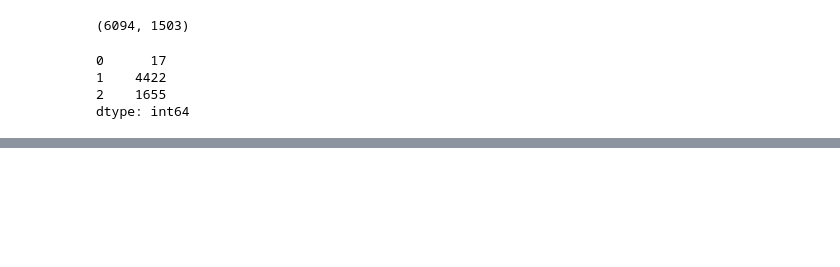
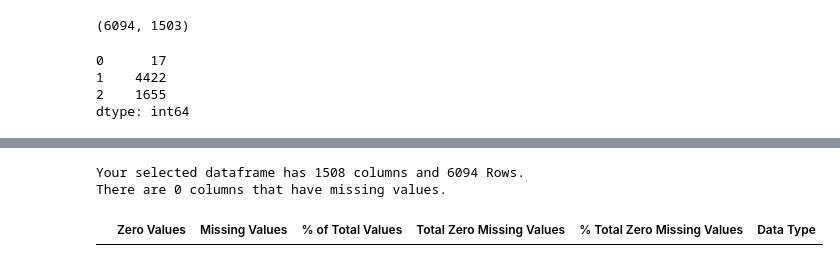
Before and after one commit to pilipentseva/predictions, a Jupyter notebook: Predictions_HW2_airbnb_SD.ipynb, the cells around one changed output, grey strips where cells are left out. Saved outputs shown, nothing was run; the diff lists cells and outputs as text; code cells hidden in the pictures; blank space fills up the shorter version.

```diff
--- a/Predictions_HW2_airbnb_SD.ipynb
+++ b/Predictions_HW2_airbnb_SD.ipynb
@@ -1506,0 +1439,5 @@ Here I faced a big issue. I could not import skranger for Windows through pip in
+# %%
+#Coordinates of San Diego city center
+coords = (32.715738, -117.161084)
+coord1 = 32.715738
+coord2 = -117.161084
@@ -1506,0 +1486,21 @@ Here I faced a big issue. I could not import skranger for Windows through pip in
+# %%
+#Calculate the distance between SD city center and airbnb location
+
+def haversine(lon1, lat1, lon2, lat2):
+    """
+    Calculate the great circle distance between two points
+    on the earth (specified in decimal degrees)
+    """
+    # convert decimal degrees to radians
+    lon1, lat1, lon2, lat2 = map(radians, [lon1, lat1, lon2, lat2])
+    # haversine formula
+    dlon = lon2 - lon1
+    dlat = lat2 - lat1
+    a = sin(dlat/2)**2 + cos(lat1) * cos(lat2) * sin(dlon/2)**2
+    c = 2 * asin(sqrt(a))
+    km = 6367 * c
+    return km
+
+
+for index, row in df.iterrows():
+    df.loc[index, 'distance'] = haversine(coord1, coord2, row['longitude'], row['latitude'])
@@ -1506,0 +1520,5 @@ Here I faced a big issue. I could not import skranger for Windows through pip in
+# %%
+drops_l = ['longitude','latitude']
+# %%
+#Drop columns for latitude and longtitude
+df.drop(columns = drops_l, inplace = True)
@@ -1506,0 +1554,6 @@ Here I faced a big issue. I could not import skranger for Windows through pip in
+# %%
+missing_zero_values_table(df)
+# %% [output]
+Your selected dataframe has 1508 columns and 6094 Rows.
+There are 0 columns that have missing values.
+|  | Zero Values | Missing Values | % of Total Values | Total Zero Missing Values | % Total Zero Missing Values | Data Type |
```
Also changed, not shown: parts of 44 cells of this notebook.
